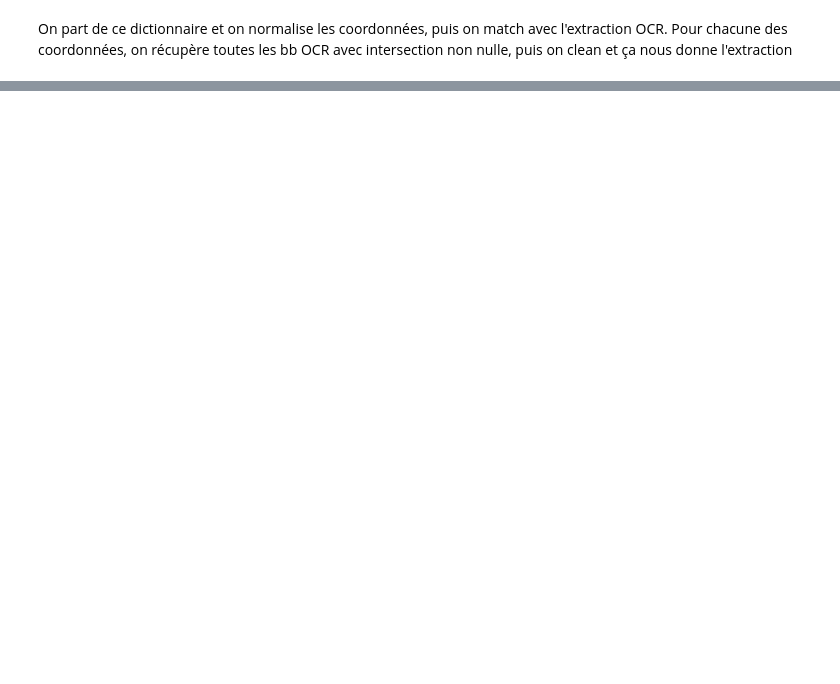
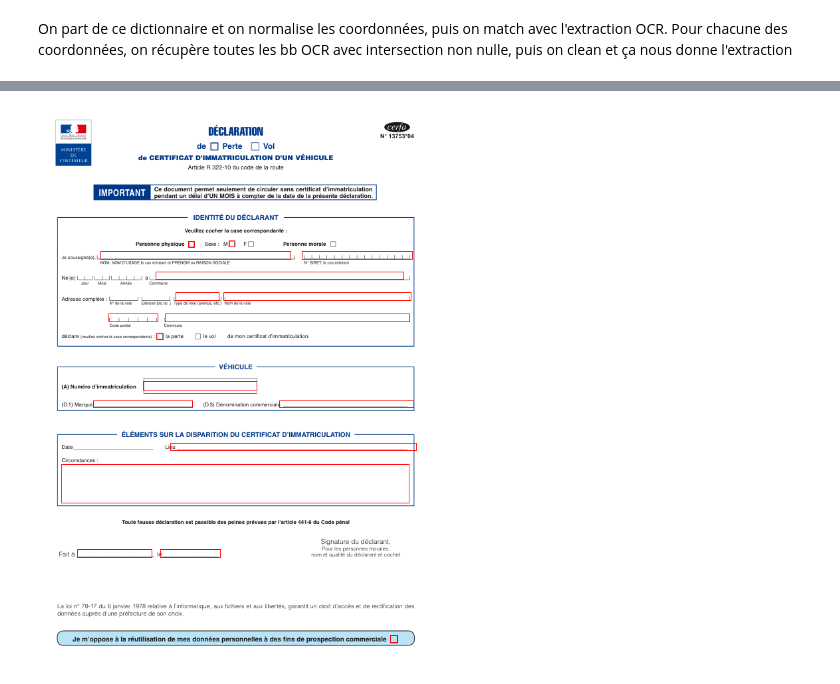
Before and after one commit to numerique-gouv/formIAble, a Jupyter notebook: notebooks/first_pipeline.ipynb, the cells around one changed output, grey strips where cells are left out. Saved outputs shown, nothing was run; the diff lists cells and outputs as text; code cells hidden in the pictures; blank space fills up the shorter version.

```diff
--- a/notebooks/first_pipeline.ipynb
+++ b/notebooks/first_pipeline.ipynb
@@ -43,0 +60,19 @@ On part de ce dictionnaire et on normalise les coordonnées, puis on match avec
+# %%
+image = read_pdf_as_image("../data/empty_forms/editable/cerfa_13753_04.pdf")
+draw = ImageDraw.Draw(image)
+
+for box, field in writer.annotator.dic.items():
+    pattern = r"[-+]?\d*\.\d+|[-+]?\d+"
+    numbers = [float(match) for match in re.findall(pattern, box)]
+    if len(numbers) == 4:
+        x0, y0, x1, y1 = numbers
+    else:
+        raise ValueError("Could not get coordinates of bounding box.")
+
+    field_name, field_value = field
+    positions_to_plot = [(x0, y0), (x1, y0), (x1, y1), (x0, y1), (x0, y0)]
+    draw.line(xy=positions_to_plot, fill="red")
+
+image.show()
+# %% [output]
+[figure, added]
```
Also changed, not shown: parts of 29 cells of this notebook.
